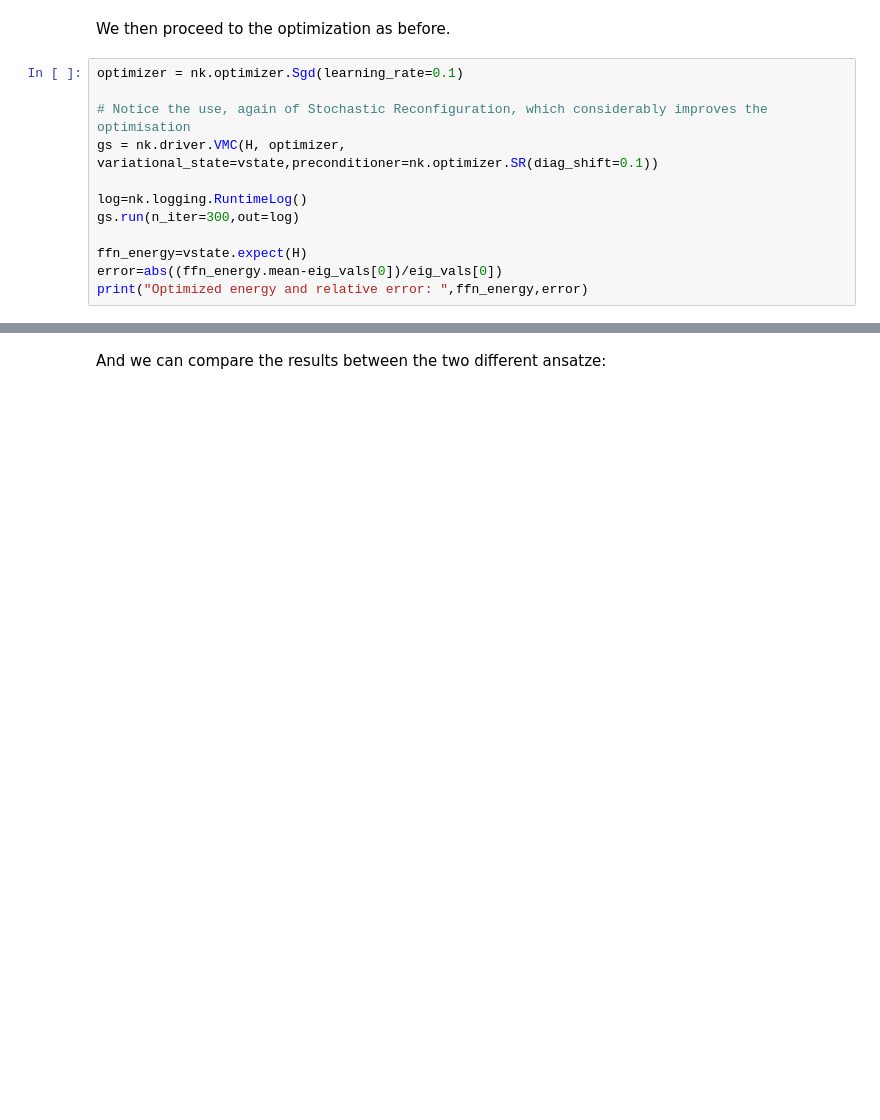
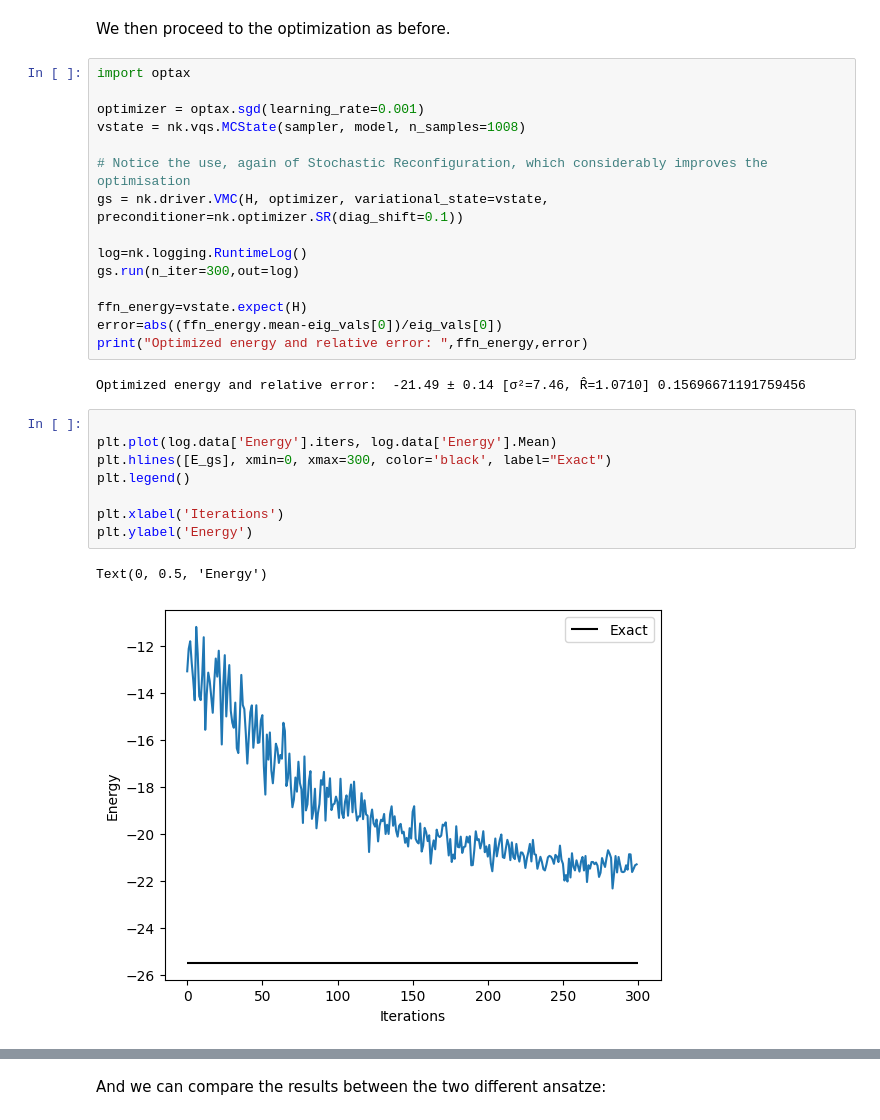
Before and after one commit to PhilipVinc/Lectures, a Jupyter notebook: 2301_Pisa/2-nqs-ising.ipynb, the cells around one changed output, grey strips where cells are left out. Drawn from its saved outputs; the diff is of its cells as text; blank space fills up the shorter version.

```diff
--- a/2301_Pisa/2-nqs-ising.ipynb
+++ b/2301_Pisa/2-nqs-ising.ipynb
@@ -693,10 +705,13 @@ problems where you work with complex numbers you should rather use the equivalen
 # %% [markdown]
 We then proceed to the optimization as before.
 # %%
-optimizer = nk.optimizer.Sgd(learning_rate=0.1)
+import optax
+
+optimizer = optax.sgd(learning_rate=0.001)
+vstate = nk.vqs.MCState(sampler, model, n_samples=1008)
 
 # Notice the use, again of Stochastic Reconfiguration, which considerably improves the optimisation
-gs = nk.driver.VMC(H, optimizer, variational_state=vstate,preconditioner=nk.optimizer.SR(diag_shift=0.1))
+gs = nk.driver.VMC(H, optimizer, variational_state=vstate, preconditioner=nk.optimizer.SR(diag_shift=0.1))
 
 log=nk.logging.RuntimeLog()
 gs.run(n_iter=300,out=log)
@@ -704,3 +719,16 @@ gs.run(n_iter=300,out=log)
 ffn_energy=vstate.expect(H)
 error=abs((ffn_energy.mean-eig_vals[0])/eig_vals[0])
 print("Optimized energy and relative error: ",ffn_energy,error)
+# %% [output]
+Optimized energy and relative error:  -21.49 ± 0.14 [σ²=7.46, R̂=1.0710] 0.15696671191759456
+# %%
+
+plt.plot(log.data['Energy'].iters, log.data['Energy'].Mean)
+plt.hlines([E_gs], xmin=0, xmax=300, color='black', label="Exact")
+plt.legend()
+
+plt.xlabel('Iterations')
+plt.ylabel('Energy')
+# %% [output]
+Text(0, 0.5, 'Energy')
+[figure, added]
```
Also changed, not shown: parts of 15 cells of this notebook, 1 other file.
